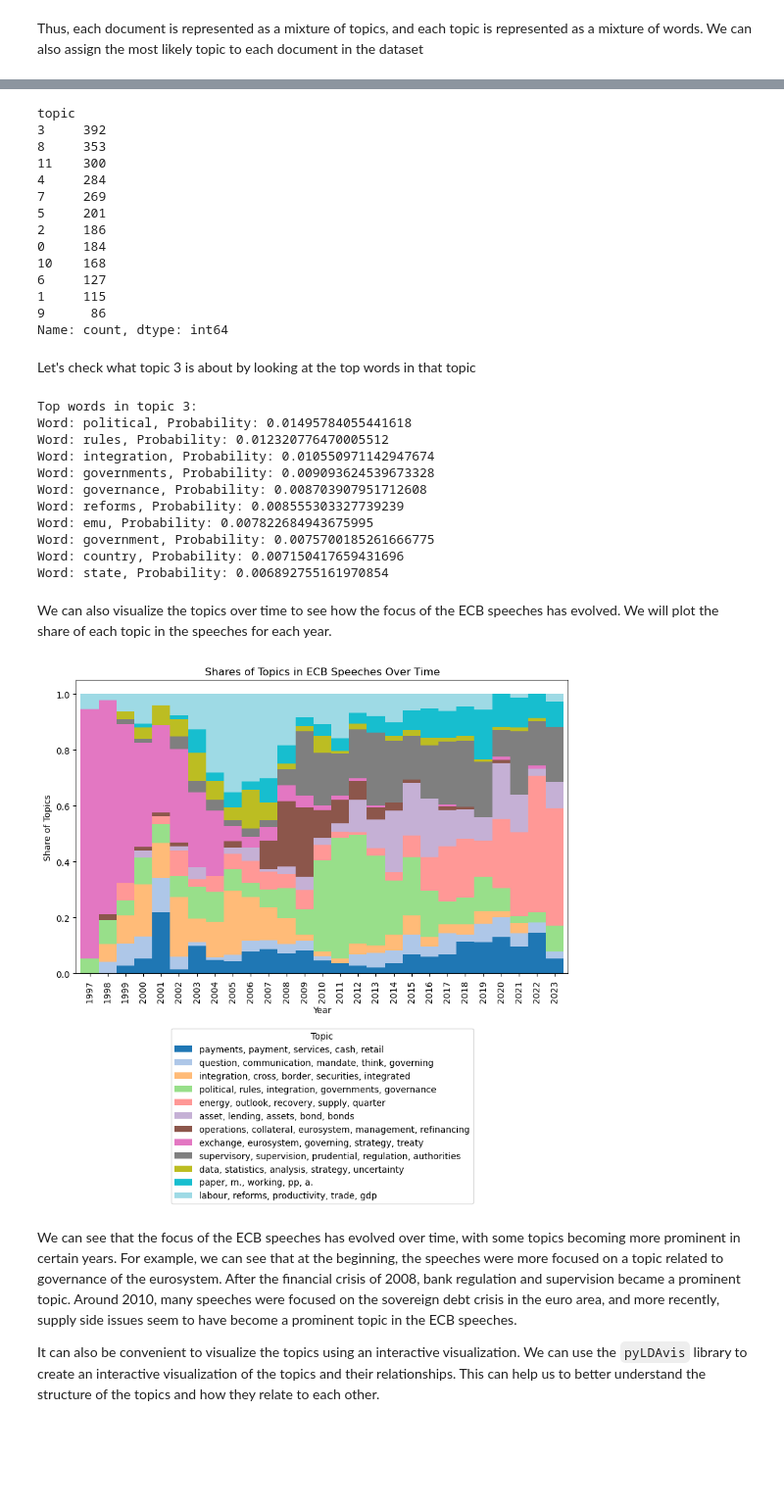
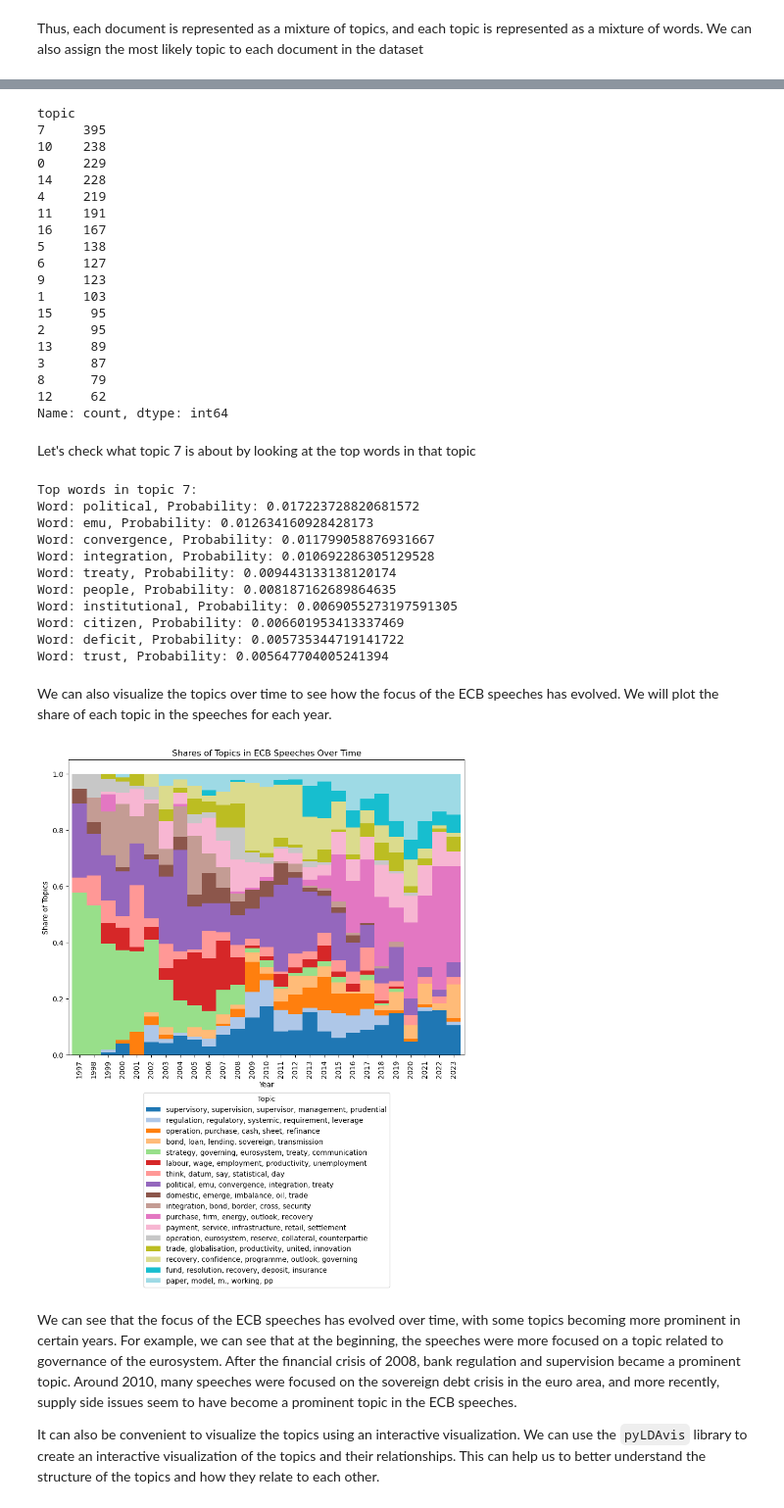
Before and after one commit to jmarbet/ai-big-data-course, a Jupyter notebook: notebooks/nlp_topic_modelling.ipynb, the cells around one changed output, grey strips where cells are left out. Shown at 98% size. Saved outputs shown, nothing was run; the diff lists cells and outputs as text; code cells hidden in the pictures; blank space fills up the shorter version.

```diff
--- a/notebooks/nlp_topic_modelling.ipynb
+++ b/notebooks/nlp_topic_modelling.ipynb
@@ -269,7 +269,7 @@ def preprocess_texts(texts):
     text_list = texts_np.tolist()
 
     # Process each text using spaCy
-    docs = nlp.pipe(text_list, disable=["tok2vec", "parser", "ner"]) # We disable the components that we don't need to speed up the processing
+    docs = nlp.pipe(text_list, disable=["parser", "ner"]) # We disable the components that we don't need to speed up the processing
 
     tokens_list = []
 
@@ -494,7 +494,7 @@ We can see that the word "achievement" appears 2 times in the first document, wh
 
 Now that we have the corpus and the dictionary, we can train the LDA model. We will specify the number of topics to be 12, and we will run the model for 50 iterations with 10 passes over the corpus to ensure convergence. We also set a random state for reproducibility.
 # %%
-lda_model = LdaModel(corpus=corpus, id2word=dictionary, iterations=50, num_topics=12, passes=10, random_state=42)
+lda_model = LdaModel(corpus=corpus, id2word=dictionary, iterations=50, num_topics=17, passes=10, random_state=42)
 # %% [markdown]
 We can print the top words for each topic to get a sense of what the topics are about
 # %%
@@ -535,62 +538,67 @@ We can see that topic 3 is the most common topic in the ECB speeches
 ecb_speeches["topic"].value_counts()
 # %% [output]
 topic
-3     392
-8     353
-11    300
-4     284
-7     269
-5     201
-2     186
-0     184
-10    168
+7     395
+10    238
+0     229
+14    228
+4     219
+11    191
+16    167
+5     138
 6     127
-1     115
-9      86
+9     123
+1     103
+15     95
+2      95
+13     89
+3      87
+8      79
+12     62
 Name: count, dtype: int64
 # %% [markdown]
-Let's check what topic 3 is about by looking at the top words in that topic
+Let's check what topic 7 is about by looking at the top words in that topic
 # %%
-topic_3_words = lda_model.show_topic(3, topn=10)
-print(f"Top words in topic 3:")
-for word, prob in topic_3_words:
+topic_7_words = lda_model.show_topic(7, topn=10)
+print(f"Top words in topic 7:")
+for word, prob in topic_7_words:
     print(f"Word: {word}, Probability: {prob}")
 # %% [output]
-Top words in topic 3:
-Word: political, Probability: 0.01495784055441618
-Word: rules, Probability: 0.012320776470005512
-Word: integration, Probability: 0.010550971142947674
-Word: governments, Probability: 0.009093624539673328
-Word: governance, Probability: 0.008703907951712608
-Word: reforms, Probability: 0.008555303327739239
-Word: emu, Probability: 0.007822684943675995
-Word: government, Probability: 0.0075700185261666775
-Word: country, Probability: 0.007150417659431696
-Word: state, Probability: 0.006892755161970854
+Top words in topic 7:
+Word: political, Probability: 0.017223728820681572
+Word: emu, Probability: 0.012634160928428173
+Word: convergence, Probability: 0.011799058876931667
+Word: integration, Probability: 0.010692286305129528
+Word: treaty, Probability: 0.009443133138120174
+Word: people, Probability: 0.008187162689864635
+Word: institutional, Probability: 0.0069055273197591305
+Word: citizen, Probability: 0.006601953413337469
+Word: deficit, Probability: 0.005735344719141722
+Word: trust, Probability: 0.005647704005241394
 # %% [markdown]
 We can also visualize the topics over time to see how the focus of the ECB speeches has evolved. We will plot the share of each topic in the speeches for each year.
 # %%
 # Define the topic labels based on the top words in each topic
-topics = sorted(lda_model.show_topics(num_topics=12, num_words=5, formatted=False), key=lambda tup: tup[0])
+topics = sorted(lda_model.show_topics(num_topics=17, num_words=5, formatted=False), key=lambda tup: tup[0])
 topic_words = [[word[0] for word in topic[1]] for topic in topics]
 topic_labels = [", ".join(words) for words in topic_words]
 
 # Compute the counts of each topic by year
 topic_counts = ecb_speeches.groupby([ecb_speeches["Date"].dt.year, "topic"]).size().unstack(fill_value=0)
 
 # Compute the shares of each topic by year
 topic_shares = topic_counts.div(topic_counts.sum(axis=1), axis=0)
 
 # Plot the shares of topics over time
-topic_shares.plot(kind="bar", stacked=True, figsize=(10, 6), width=1, colormap="tab20")
+topic_shares.plot(kind="bar", stacked=True, figsize=(10, 7.5), width=1, colormap="tab20")
 
 plt.xlabel("Year")
 plt.ylabel("Share of Topics")
 plt.title("Shares of Topics in ECB Speeches Over Time")
 plt.legend(title="Topic", bbox_to_anchor=(0.5, -0.8), loc="lower center", labels=topic_labels)
 plt.show()
 # %% [output]
-[figure, old version]
+[figure, new version]
 # %% [markdown]
 We can see that the focus of the ECB speeches has evolved over time, with some topics becoming more prominent in certain years. For example, we can see that at the beginning, the speeches were more focused on a topic related to governance of the eurosystem. After the financial crisis of 2008, bank regulation and supervision became a prominent topic. Around 2010, many speeches were focused on the sovereign debt crisis in the euro area, and more recently, supply side issues seem to have become a prominent topic in the ECB speeches.
 
```
Also changed, not shown: parts of 17 cells of this notebook, 34 other files.
